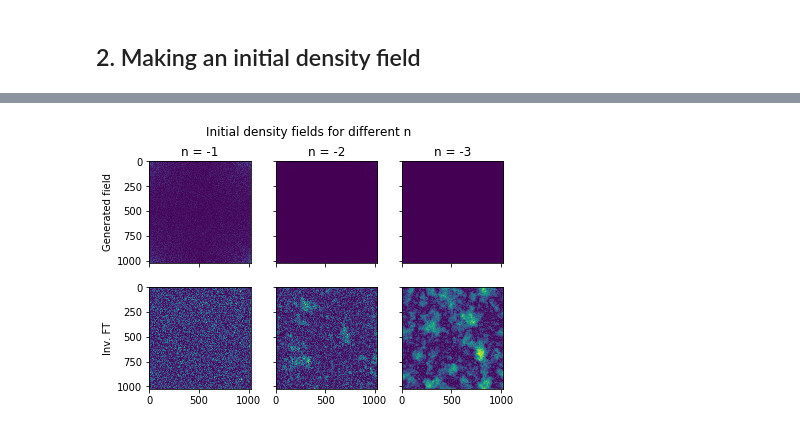
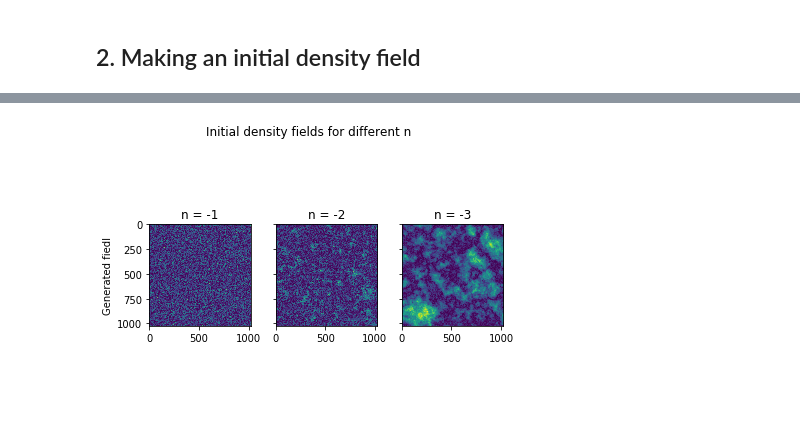
Before and after one commit to Chrisvb95/numerical_recipes, a Jupyter notebook: a2/1_random&2_density.ipynb, the cells around one changed output, grey strips where cells are left out. Cells and saved outputs as stored; diff of their text form; code cells hidden in the pictures; blank space fills up the shorter version.

```diff
--- a/a2/1_random&2_density.ipynb
+++ b/a2/1_random&2_density.ipynb
@@ -181,17 +181,13 @@ Generating a random field with n = -3 of dimension 1024x1024 (mu = 0)
 # %%
-fig, ((ax1,ax2,ax3),(ax4,ax5,ax6)) = plt.subplots(2, 3,sharex='col', sharey='row')
-ax1.imshow(np.abs(df1))
+fig, ((ax1,ax2,ax3)) = plt.subplots(1, 3,sharex='col', sharey='row')
 ax1.set(title='n = -1')
-ax1.set(ylabel='Generated field')
-ax2.imshow(np.abs(df2))
+ax1.imshow(np.abs(df1_inft))
+ax1.set(ylabel='Generated fiedl')
 ax2.set(title='n = -2')
-ax3.imshow(np.abs(df3))
+ax2.imshow(np.abs(df2_inft ))
 ax3.set(title='n = -3')
-ax4.imshow(np.abs(df1_inft))
-ax4.set(ylabel='Inv. FT')
-ax5.imshow(np.abs(df2_inft ))
-ax6.imshow(np.abs(df3_inft ))
+ax3.imshow(np.abs(df3_inft ))
 fig.suptitle('Initial density fields for different n',y=1.02)
 fig.tight_layout()
 # %% [output]
-[figure, old version]
+[figure, new version]
```
Also changed, not shown: parts of 5 cells of this notebook, 8 other files.
